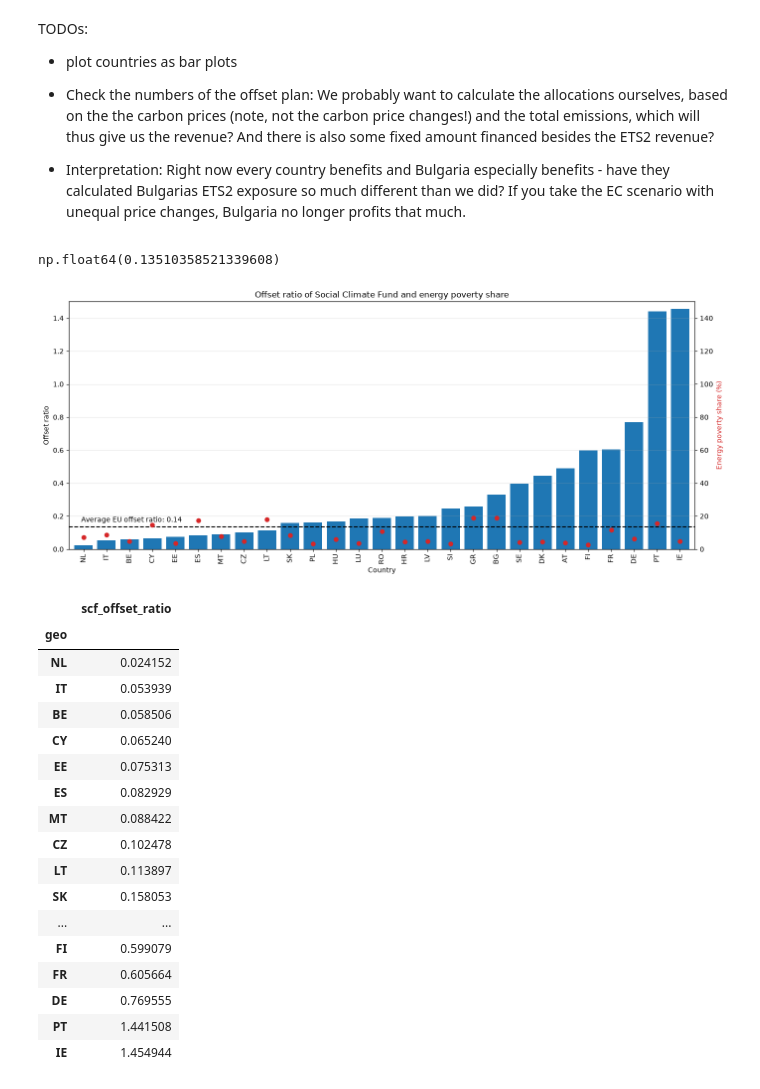
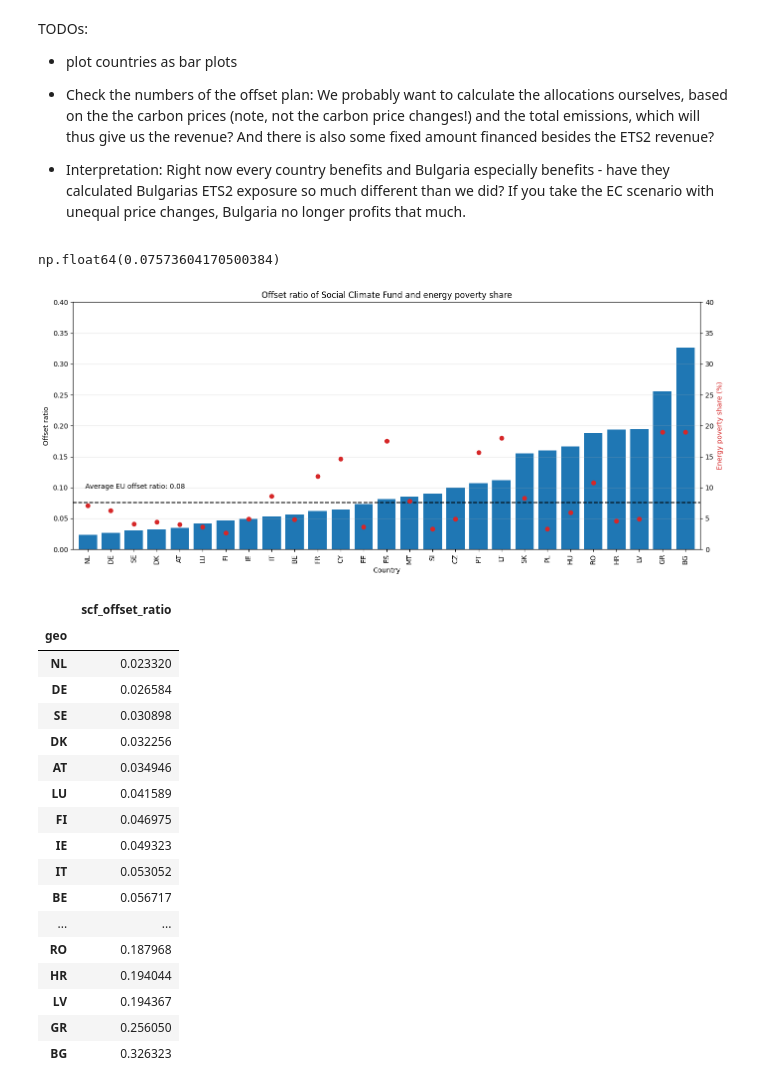
Before and after one commit to wirth-florian/eu-ets-inflation-impact, a Jupyter notebook: code/carbonflation_modelling.ipynb, the cells around one changed output. Cells and saved outputs as stored; diff of their text form; code cells hidden in the pictures.

Commit message:
updated figures

```diff
--- a/code/carbonflation_modelling.ipynb
+++ b/code/carbonflation_modelling.ipynb
@@ -21,6 +21,7 @@ from itertools import product
 import logging
 import warnings
 import country_converter as coco
+import math
 
 # Add local directory to sys.path via relative path
 from mrio_toolbox import MRIO, Part, multi_scale_mapping
@@ -38,9 +39,9 @@ year = 2024  # Set the year for the analysis
 country_coverage = "eu27"
 emission_coverage = "ets2" # coverage options: "ets1", "ets2" "ets1and2", "all" (for all emissions)
 
-#price_scenario = "uniform-53-euros"
+price_scenario = "uniform-53-euros"
 #price_scenario = "ets2-ec"
-price_scenario = "ets2-strong"
+#price_scenario = "ets2-strong"
 #price_scenario = "ets2-weak"
 
 figure_path = f"../figures/{price_scenario}_{year}_{emission_coverage}_{country_coverage}/"
@@ -1347,8 +1353,13 @@ avg_offset_ratio = total_direct_payments / total_cost_increase
 
 avg_offset_ratio
 # %% [output]
-np.float64(0.13510358521339608)
+np.float64(0.07573604170500384)
 # %%
+def round_up(num, dec=0):
+    mult = 10 ** dec
+    return math.ceil(num * mult) / mult
+
+ylimit = round_up(df["scf_offset_ratio"].max(),dec=1)
 
 plot_df = df.sort_values(by = "scf_offset_ratio")[["scf_offset_ratio", "epov_share"]].copy()
 plot_df["epov_share"] = plot_df["epov_share"]
@@ -1356,51 +1367,51 @@ plot_df["epov_share"] = plot_df["epov_share"]
 ax = plot_df["scf_offset_ratio"].plot(
     kind="bar",
     figsize=(14, 6),
     width=0.8,
     legend=False
 )
 
 ax.set_xlabel("Country")
 ax.set_ylabel("Offset ratio")
 ax.set_title("Offset ratio of Social Climate Fund and energy poverty share")
 ax.grid(axis="y", alpha=0.3)
-ax.set_ylim([0, 1.5])
+ax.set_ylim([0, ylimit])
 ax.axhline(y=avg_offset_ratio, color='#000000', linestyle='--', label=f'Average offset ratio: {avg_offset_ratio:.2f}')
 ax.text(0.02, avg_offset_ratio + 0.02, f'Average EU offset ratio: {avg_offset_ratio:.2f}', color='#000000', fontsize=10, ha='left', va='bottom', transform=ax.get_yaxis_transform())
 
 ax2 = ax.twinx()
 ax2.scatter(range(len(plot_df)), plot_df['epov_share'], color='tab:red', zorder=3)
 ax2.set_ylabel('Energy poverty share (%)', color='tab:red')
-ax2.set_ylim([0, 150])
+ax2.set_ylim([0, ylimit * 100])
 
 
 
 plt.xticks(rotation=0)
 plt.tight_layout()
 plt.savefig(os.path.join(figure_path, "bar_scf_offset_ratio_by_country.png"), bbox_inches='tight', dpi=300)
 plt.show()
 
 
 
 
 df.sort_values(by = "scf_offset_ratio")[["scf_offset_ratio"]]
 # %% [output]
-[figure, old version]
+[figure, new version]
 |  | scf_offset_ratio |
 | geo |  |
-| NL | 0.024152 |
-| IT | 0.053939 |
-| BE | 0.058506 |
-| CY | 0.065240 |
-| EE | 0.075313 |
-| ES | 0.082929 |
-| MT | 0.088422 |
-| CZ | 0.102478 |
-| LT | 0.113897 |
-| SK | 0.158053 |
+| NL | 0.023320 |
+| DE | 0.026584 |
+| SE | 0.030898 |
+| DK | 0.032256 |
+| AT | 0.034946 |
+| LU | 0.041589 |
+| FI | 0.046975 |
+| IE | 0.049323 |
+| IT | 0.053052 |
+| BE | 0.056717 |
 | ... | ... |
-| FI | 0.599079 |
-| FR | 0.605664 |
-| DE | 0.769555 |
-| PT | 1.441508 |
-| IE | 1.454944 |
+| RO | 0.187968 |
+| HR | 0.194044 |
+| LV | 0.194367 |
+| GR | 0.256050 |
+| BG | 0.326323 |
```
Also changed, not shown: parts of 22 cells of this notebook, 42 other files.
